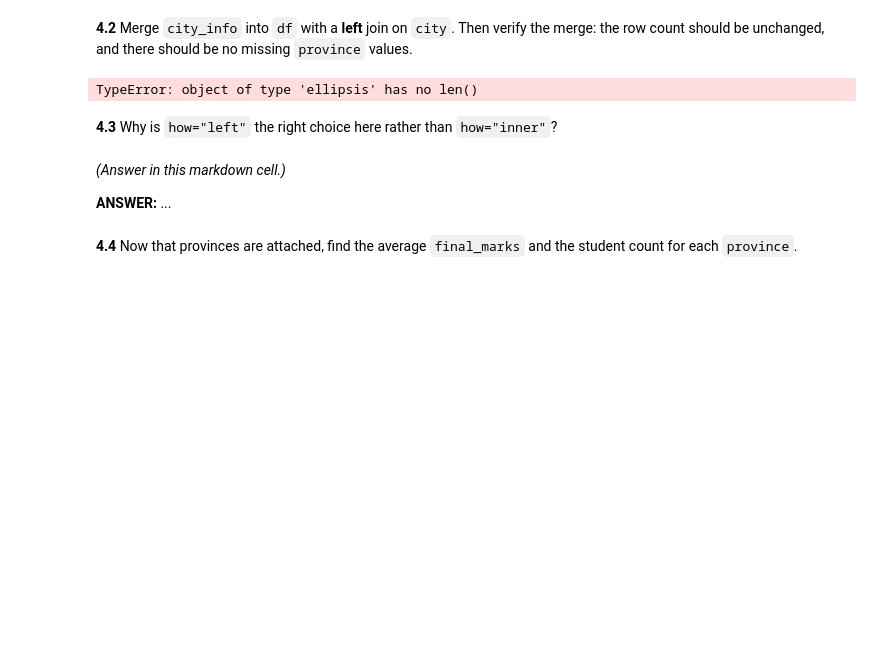
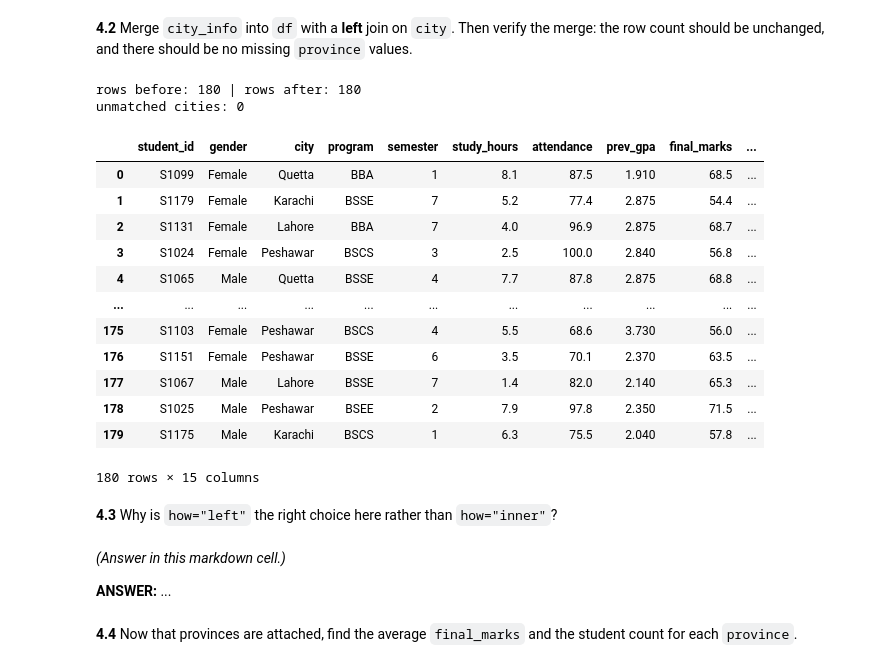
Before and after one commit to mmilyas245-dot/numpy_pandas_exercise26, a Jupyter notebook: day4-pandas-exercises.ipynb, the cells around one changed output. Drawn from its saved outputs; the diff is of its cells as text; code cells hidden in the pictures; blank space fills up the shorter version.

Commit message:
pandas exercises in deatial for data processing

```diff
--- a/day4-pandas-exercises.ipynb
+++ b/day4-pandas-exercises.ipynb
@@ -306,5 +347,6 @@ Ellipsis
 Then show the count of students in each grade.
 # %%
 # TODO 3.1  (hint: pd.cut with bins=[...] and labels=[...])
-df["grade"] = ...
-...
+df["grade"] = pd.cut(df['final_marks'],
+                     bins=[0,50,60,70,80,100],
+                     labels=['F','D','C','B','A'])
@@ -315,7 +364,13 @@ Ellipsis
 *(What does the result suggest?)*
 # %%
 # TODO 3.2
-df["attendance_band"] = ...
-...
-# OBSERVATION: ...
+df["attendance_band"] = pd.cut(
+    df["attendance"],
+    bins=[0,70,85,100],
+    labels=["low","medium","high"]
+)
+lowavg=df.groupby("attendance_band")['final_marks'].mean().sort_values(ascending=False)
+lowavg
+# OBSERVATION: what a fantastics coding of python pandas providing such a vast facility of grouping and making new column based on
+#  existing one with multiple condition using bins and labels
 # %% [output]
@@ -324,6 +383,6 @@ Ellipsis
 **3.3** Use `apply()` with a lambda to create `study_level`: `"high"` if `study_hours >= 10`, `"medium"` if `>= 5`, otherwise `"low"`. Then show how many students fall in each level.
 # %%
 # TODO 3.3
-df["study_level"] = df["study_hours"].apply(lambda h: ...)
-...
+df["study_level"] = df["study_hours"].apply(lambda h: "high" if h >=10 else ("medium" if h >=5 else 'low'))
+df[["study_hours","final_marks","study_level"]].head(10)
 # %% [output]
@@ -344,12 +422,29 @@ Ellipsis
 # %%
 # TODO 4.2
 rows_before = len(df)
-df = ...
+df = pd.merge(df,city_info,on='city',how='left')
 
 print("rows before:", rows_before, "| rows after:", len(df))
-print("unmatched cities:", ...)
+print("unmatched cities:",df['province'].isnull().sum())
 # %% [output]
-TypeError: object of type 'ellipsis' has no len()
+rows before: 180 | rows after: 180
+unmatched cities: 0
+# %%
+df
+# %% [output]
+|  | student_id | gender | city | program | semester | study_hours | attendance | prev_gpa | final_marks | ... |
+| 0 | S1099 | Female | Quetta | BBA | 1 | 8.1 | 87.5 | 1.910 | 68.5 | ... |
+| 1 | S1179 | Female | Karachi | BSSE | 7 | 5.2 | 77.4 | 2.875 | 54.4 | ... |
+| 2 | S1131 | Female | Lahore | BBA | 7 | 4.0 | 96.9 | 2.875 | 68.7 | ... |
+| 3 | S1024 | Female | Peshawar | BSCS | 3 | 2.5 | 100.0 | 2.840 | 56.8 | ... |
+| 4 | S1065 | Male | Quetta | BSSE | 4 | 7.7 | 87.8 | 2.875 | 68.8 | ... |
+| ... | ... | ... | ... | ... | ... | ... | ... | ... | ... | ... |
+| 175 | S1103 | Female | Peshawar | BSCS | 4 | 5.5 | 68.6 | 3.730 | 56.0 | ... |
+| 176 | S1151 | Female | Peshawar | BSSE | 6 | 3.5 | 70.1 | 2.370 | 63.5 | ... |
+| 177 | S1067 | Male | Lahore | BSSE | 7 | 1.4 | 82.0 | 2.140 | 65.3 | ... |
+| 178 | S1025 | Male | Peshawar | BSEE | 2 | 7.9 | 97.8 | 2.350 | 71.5 | ... |
+| 179 | S1175 | Male | Karachi | BSCS | 1 | 6.3 | 75.5 | 2.040 | 57.8 | ... |
+180 rows × 15 columns
 # %% [markdown]
 **4.3** Why is `how="left"` the right choice here rather than `how="inner"`?
 # %% [markdown]
```
Also changed, not shown: parts of 32 cells of this notebook.
